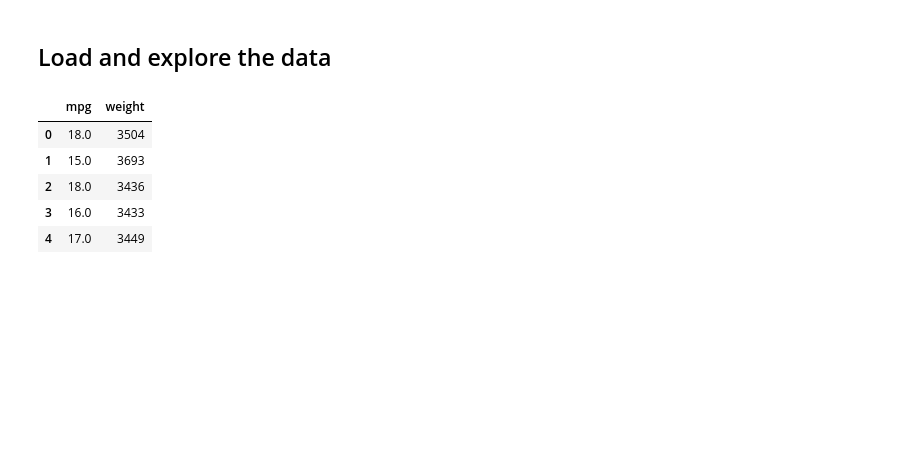
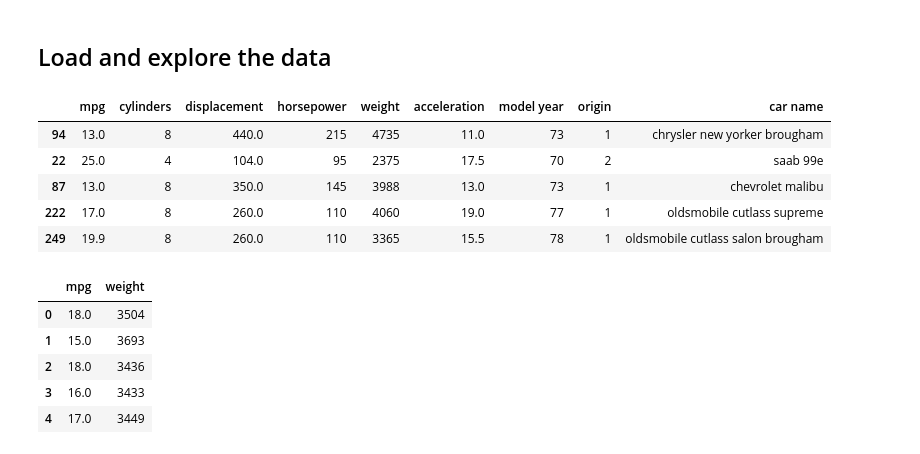
Before and after one commit to yassmin1/Medium-Articles, a Jupyter notebook: power_of_simplicity_GLMs.ipynb, the cells around one changed output. Drawn from its saved outputs; the diff is of its cells as text; code cells hidden in the pictures; blank space fills up the shorter version.

```diff
--- a/power_of_simplicity_GLMs.ipynb
+++ b/power_of_simplicity_GLMs.ipynb
@@ -74,6 +69,15 @@ plt.show()
 ## Load and explore the data
 # %%
 cData = pd.read_csv("auto-mpg.csv")
+# %%
+cData.sample(5)
+# %% [output]
+|  | mpg | cylinders | displacement | horsepower | weight | acceleration | model year | origin | car name |
+| 94 | 13.0 | 8 | 440.0 | 215 | 4735 | 11.0 | 73 | 1 | chrysler new yorker brougham |
+| 22 | 25.0 | 4 | 104.0 | 95 | 2375 | 17.5 | 70 | 2 | saab 99e |
+| 87 | 13.0 | 8 | 350.0 | 145 | 3988 | 13.0 | 73 | 1 | chevrolet malibu |
+| 222 | 17.0 | 8 | 260.0 | 110 | 4060 | 19.0 | 77 | 1 | oldsmobile cutlass supreme |
+| 249 | 19.9 | 8 | 260.0 | 110 | 3365 | 15.5 | 78 | 1 | oldsmobile cutlass salon brougham |
 # %%
 
 cData[[	'mpg','weight']].head()
```
Also changed, not shown: parts of 23 cells of this notebook.
